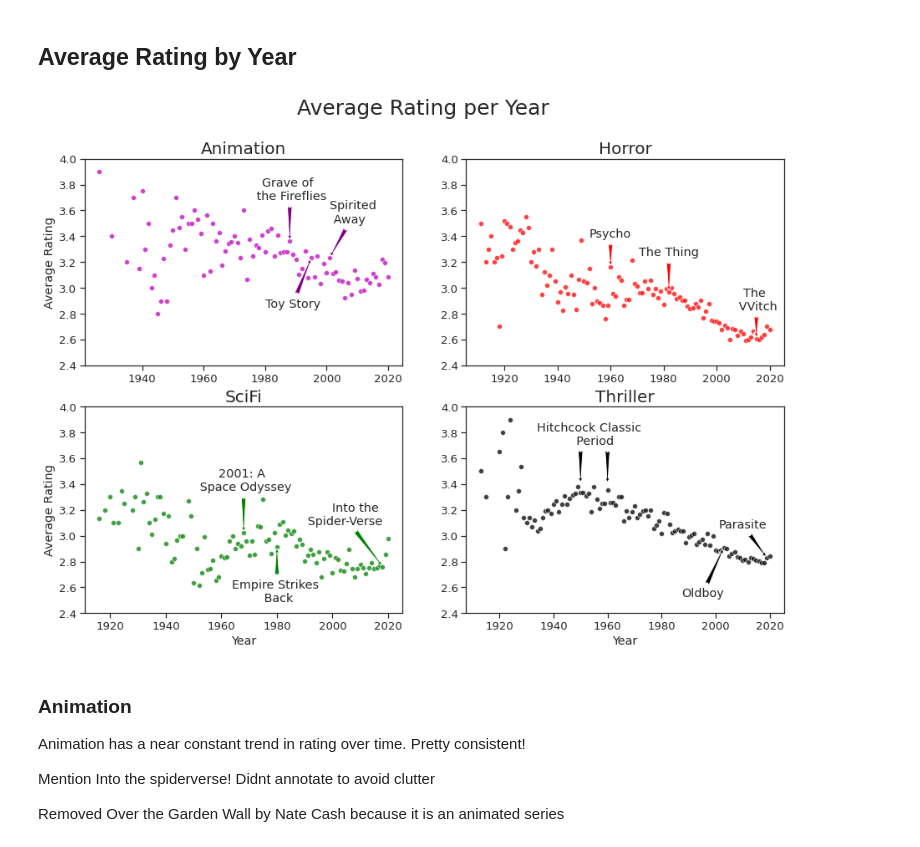
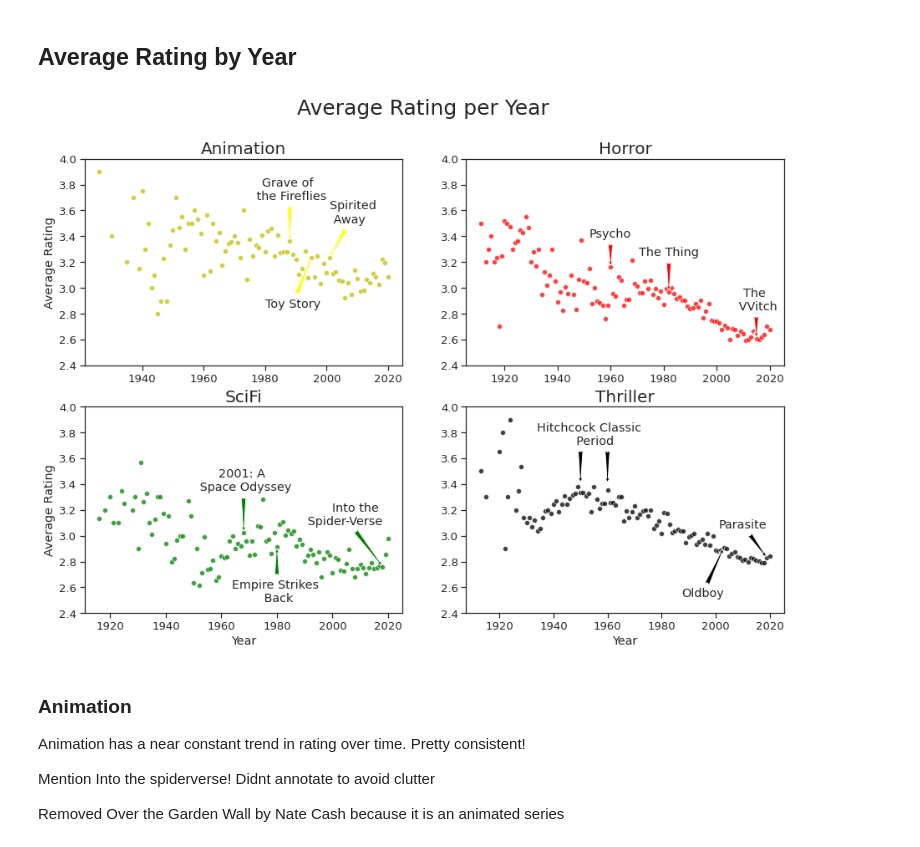
Before and after one commit to andresdha/Letterboxd_Data, a Jupyter notebook: Letterboxd Data Analysis.ipynb, the cells around one changed output. Drawn from its saved outputs; the diff is of its cells as text; code cells hidden in the pictures.

```diff
--- a/Letterboxd Data Analysis.ipynb
+++ b/Letterboxd Data Analysis.ipynb
@@ -496,7 +496,7 @@ fig.suptitle('Average Rating per Year', fontsize=25)
 
 ##Plots:
 
-sns.scatterplot(data = animation_by_year.avg_rating, ax=axes[0,0], color='m',
+sns.scatterplot(data = animation_by_year.avg_rating, ax=axes[0,0], color='y',
                alpha=0.75)
 axes[0,0].set_title('Animation', fontsize=20)
 axes[0,0].set_ylabel('Average Rating')
@@ -526,21 +526,21 @@ axes[1,1].set_ylim((2.4,4))
 axes[0,0].annotate('Spirited \n Away',
                    xy=(2001, animation_by_year.loc[2001]['avg_rating']),
                    xytext=(2001, animation_by_year.loc[2001]['avg_rating'] + 0.25),
-                   arrowprops=dict(arrowstyle='fancy', facecolor='purple'),
+                   arrowprops=dict(arrowstyle='fancy', facecolor='yellow'),
                    horizontalalignment='left',
                    verticalalignment='bottom')
 
 axes[0,0].annotate('Toy Story',
                    xy=(1995, animation_by_year.loc[1995]['avg_rating']),
                    xytext=(1998, animation_by_year.loc[1995]['avg_rating'] - 0.4),
-                   arrowprops=dict(arrowstyle='fancy', facecolor='purple'),
+                   arrowprops=dict(arrowstyle='fancy', facecolor='yellow'),
                    horizontalalignment='right',
                    verticalalignment='bottom')
 
 axes[0,0].annotate('Grave of \n the Fireflies',
                    xy=(1988, animation_by_year.loc[1988]['avg_rating']),
                    xytext=(1988, animation_by_year.loc[1988]['avg_rating'] + 0.3),
-                   arrowprops=dict(arrowstyle='fancy', facecolor='purple'),
+                   arrowprops=dict(arrowstyle='fancy', facecolor='yellow'),
                    horizontalalignment='center',
                    verticalalignment='bottom')
 
@@ -606,34 +606,34 @@ axes[1,1].annotate('Hitchcock Classic \n  Period',
                    arrowprops=dict(arrowstyle='-', facecolor='black'),
                    horizontalalignment='center',
                    verticalalignment='top')
 
 axes[1,1].annotate('',
                    xy=(1950, thriller_by_year.loc[1950]['avg_rating'] + 0.07),
                    xytext=(1950, thriller_by_year.loc[1950]['avg_rating'] + 0.34),
                    arrowprops=dict(arrowstyle='fancy', facecolor='black'),
                    horizontalalignment='left',
                    verticalalignment='top')
 
 axes[1,1].annotate('',
                    xy=(1960, thriller_by_year.loc[1960]['avg_rating'] + 0.05),
                    xytext=(1960, thriller_by_year.loc[1960]['avg_rating'] + 0.32),
                    arrowprops=dict(arrowstyle='fancy', facecolor='black'),
                    horizontalalignment='right',
                    verticalalignment='top')
 
 axes[1,1].annotate('Oldboy',
                    xy=(2003, thriller_by_year.loc[2003]['avg_rating'] ),
                    xytext=(2003, thriller_by_year.loc[2003]['avg_rating'] - 0.4),
                    arrowprops=dict(arrowstyle='fancy', facecolor='black'),
                    horizontalalignment='right',
                    verticalalignment='bottom')
 
 
 
 plt.savefig('Figures/Avg_Rating_per_Year.png')
 plt.show()
 # %% [output]
-[figure, old version]
+[figure, new version]
 # %% [markdown]
 ### Animation
 
```
Also changed, not shown: parts of 44 cells of this notebook, 13 other files.
